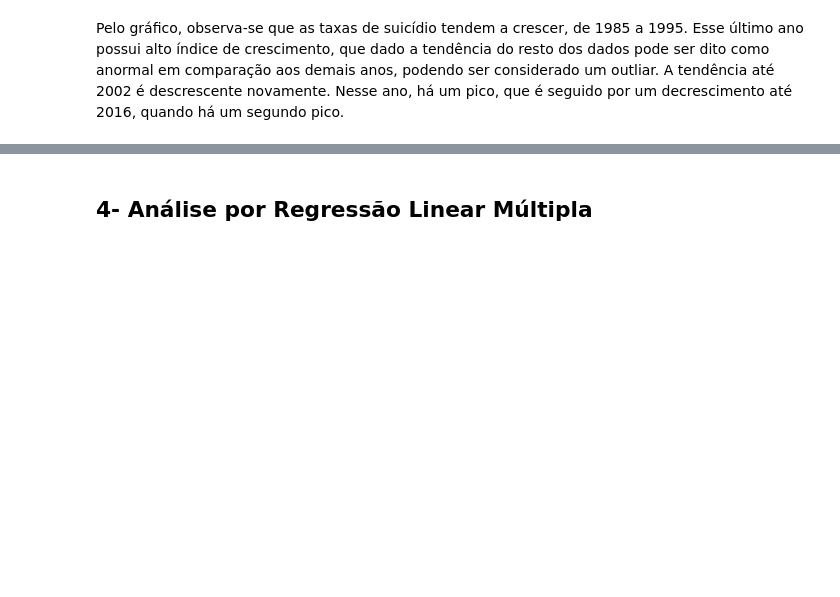
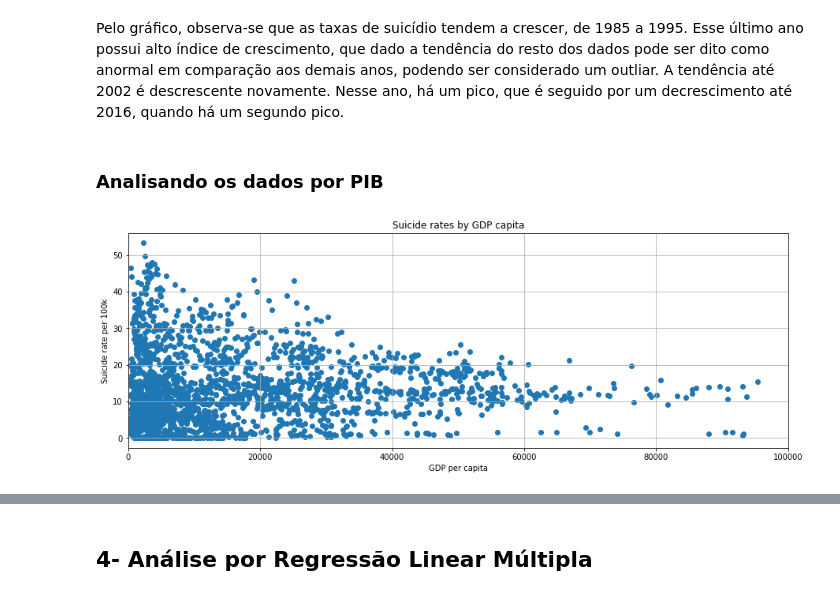
Before and after one commit to mvcavalieri/cdadosproj2, a Jupyter notebook: Proj2.ipynb, the cells around one changed output, grey strips where cells are left out. Drawn from its saved outputs; the diff is of its cells as text; code cells hidden in the pictures; blank space fills up the shorter version.

```diff
--- a/Proj2.ipynb
+++ b/Proj2.ipynb
@@ -182,3 +193,19 @@ plt.show()
 [figure]
 # %% [markdown]
 Pelo gráfico, observa-se que as taxas de suicídio tendem a crescer, de 1985 a 1995. Esse último ano possui alto índice de  crescimento, que dado a tendência do resto dos dados pode ser dito como anormal em comparação aos demais anos, podendo ser considerado um outliar. A tendência até 2002 é descrescente novamente. Nesse ano, há um pico, que é seguido por um decrescimento até 2016, quando há um segundo pico.
+# %% [markdown]
+### Analisando os dados por PIB
+# %%
+df_gdp = dados[[ 'country','year', 'sex', 'age','suicides_100k_pop', 'population','HDI',
+'gdp_capita','generation']]
+mediaporpib= df_ano.suicides_100k_pop.groupby(by=df_gdp.gdp_capita).mean()
+plt.figure(figsize=(15,5))
+plt.scatter(mediaporpib.index,mediaporpib)
+plt.xlim(0,100000)
+plt.xlabel('GDP per capita')
+plt.ylabel("Suicide rate per 100k")
+plt.title("Suicide rates by GDP capita")
+plt.grid(True)
+plt.show()
+# %% [output]
+[figure, added]
```
Also changed, not shown: parts of 28 cells of this notebook.
